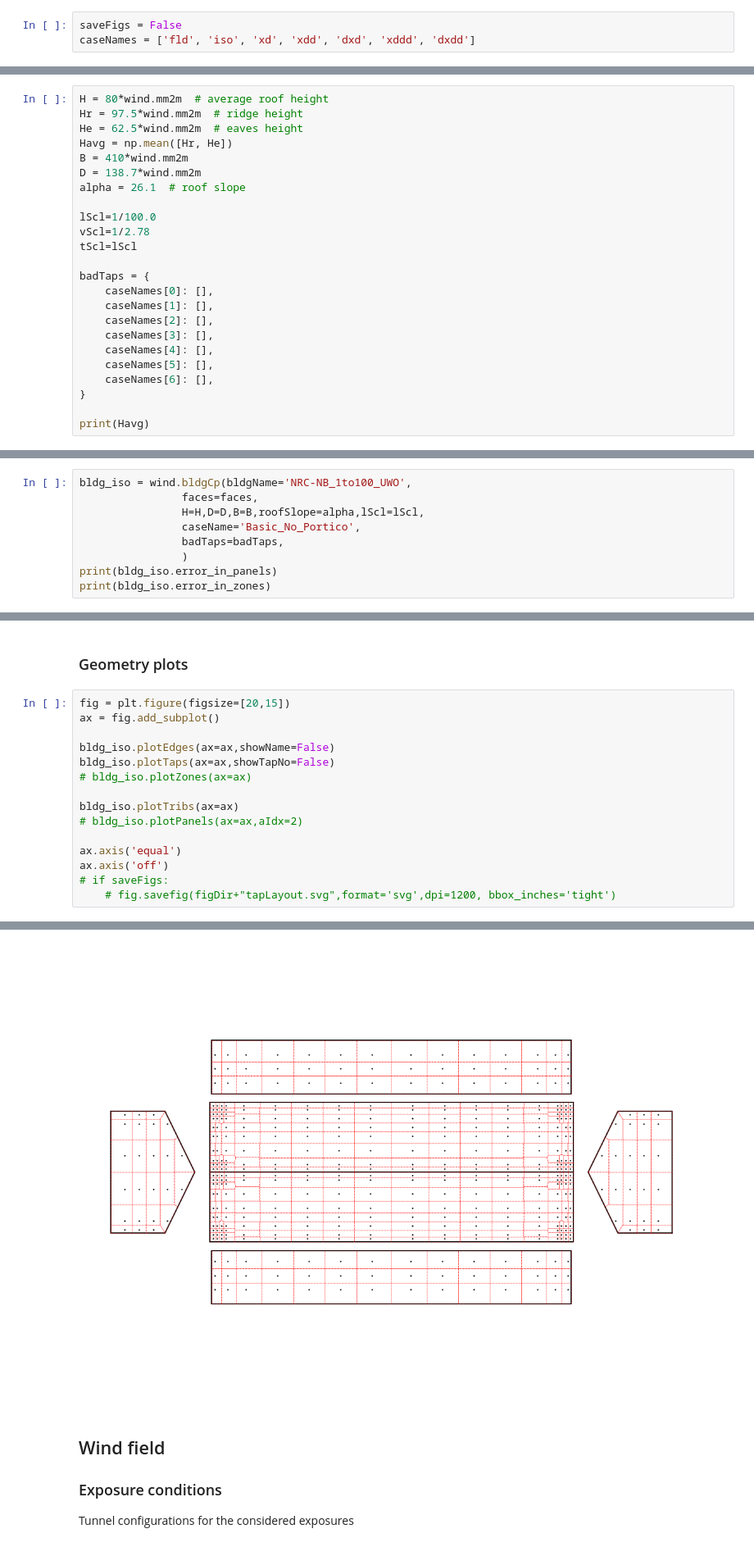
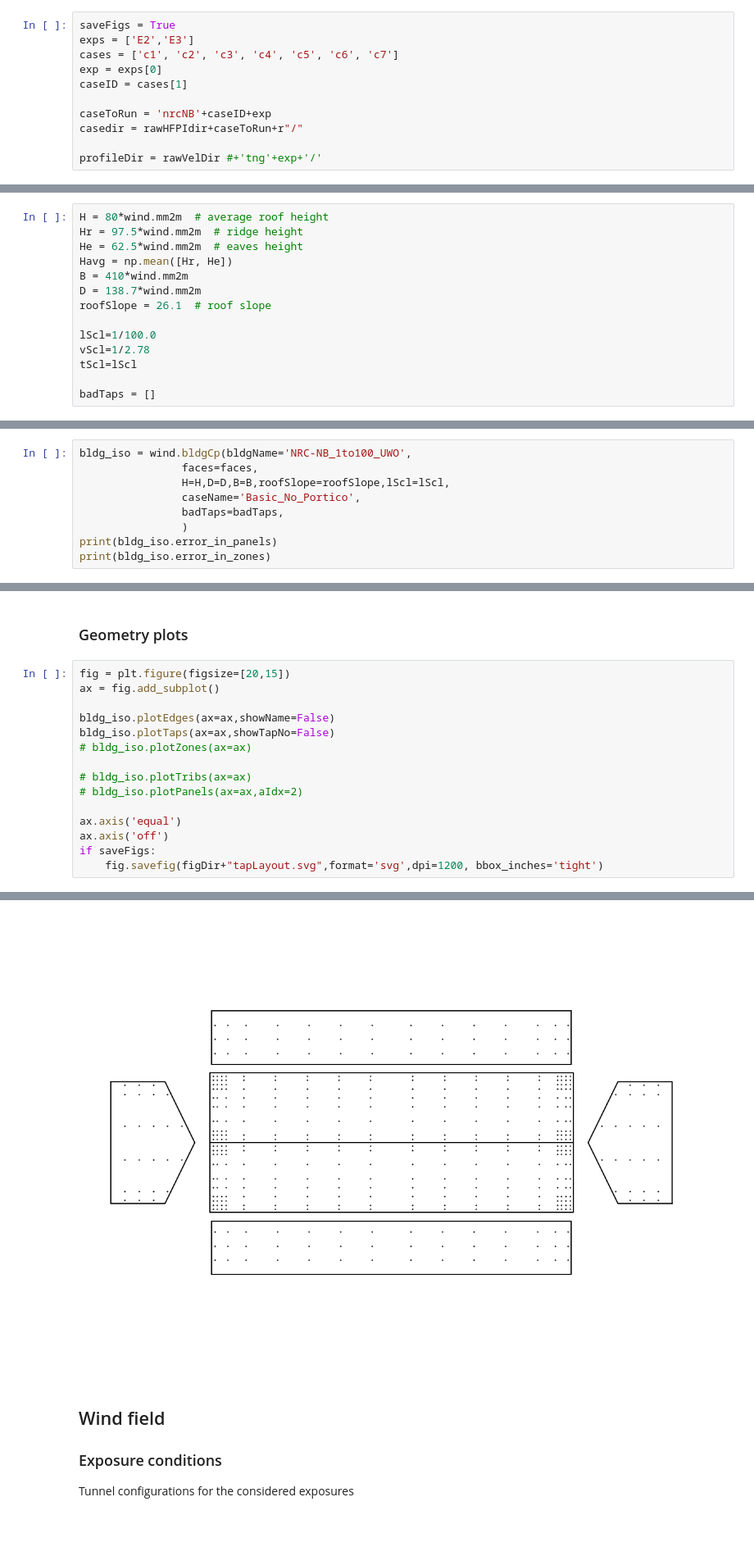
Before and after one commit to Tsinuel/windCalc, a Jupyter notebook: src/notebooks/lab_NRC_NB.ipynb, the cells around one changed output, grey strips where cells are left out. Shown at 82% size. Saved outputs shown, nothing was run; the diff lists cells and outputs as text.

```diff
--- a/src/notebooks/lab_NRC_NB.ipynb
+++ b/src/notebooks/lab_NRC_NB.ipynb
@@ -67,5 +67,13 @@ tapFile = workDir + r"Drawings/nrcNBwtTapDefinition.csv"
 # %% [markdown]
 ### General parameters
 # %%
-saveFigs = False
-caseNames = ['fld', 'iso', 'xd', 'xdd', 'dxd', 'xddd', 'dxdd']
+saveFigs = True
+exps = ['E2','E3']
+cases = ['c1', 'c2', 'c3', 'c4', 'c5', 'c6', 'c7']
+exp = exps[0]
+caseID = cases[1]
+
+caseToRun = 'nrcNB'+caseID+exp
+casedir = rawHFPIdir+caseToRun+r"/"
+
+profileDir = rawVelDir #+'tng'+exp+'/'
@@ -103,20 +118,10 @@ He = 62.5*wind.mm2m  # eaves height
 Havg = np.mean([Hr, He])
 B = 410*wind.mm2m
 D = 138.7*wind.mm2m
-alpha = 26.1  # roof slope
+roofSlope = 26.1  # roof slope
 
 lScl=1/100.0
 vScl=1/2.78
 tScl=lScl
 
-badTaps = {
-    caseNames[0]: [],
-    caseNames[1]: [],
-    caseNames[2]: [],
-    caseNames[3]: [],
-    caseNames[4]: [],
-    caseNames[5]: [],
-    caseNames[6]: [],
-}
-
-print(Havg)
+badTaps = []
@@ -340,7 +400,7 @@ Indecies of panels within nominalPanelArea within zone with tap weights that do
 # %%
 bldg_iso = wind.bldgCp(bldgName='NRC-NB_1to100_UWO',
                 faces=faces,
-                H=H,D=D,B=B,roofSlope=alpha,lScl=lScl,
+                H=H,D=D,B=B,roofSlope=roofSlope,lScl=lScl,
                 caseName='Basic_No_Portico',
                 badTaps=badTaps,
                 )
@@ -359,11 +428,11 @@ bldg_iso.plotEdges(ax=ax,showName=False)
 bldg_iso.plotTaps(ax=ax,showTapNo=False)
 # bldg_iso.plotZones(ax=ax)
 
-bldg_iso.plotTribs(ax=ax)
+# bldg_iso.plotTribs(ax=ax)
 # bldg_iso.plotPanels(ax=ax,aIdx=2)
 
 ax.axis('equal')
 ax.axis('off')
-# if saveFigs:
-    # fig.savefig(figDir+"tapLayout.svg",format='svg',dpi=1200, bbox_inches='tight')
+if saveFigs:
+    fig.savefig(figDir+"tapLayout.svg",format='svg',dpi=1200, bbox_inches='tight')
 # %% [output]
@@ -371,4 +439,4 @@ ax.axis('off')
-[figure, old version]
+[figure, new version]
 # %% [markdown]
 ## Wind field
 
```
Also changed, not shown: parts of 27 cells of this notebook, 10 other files.
